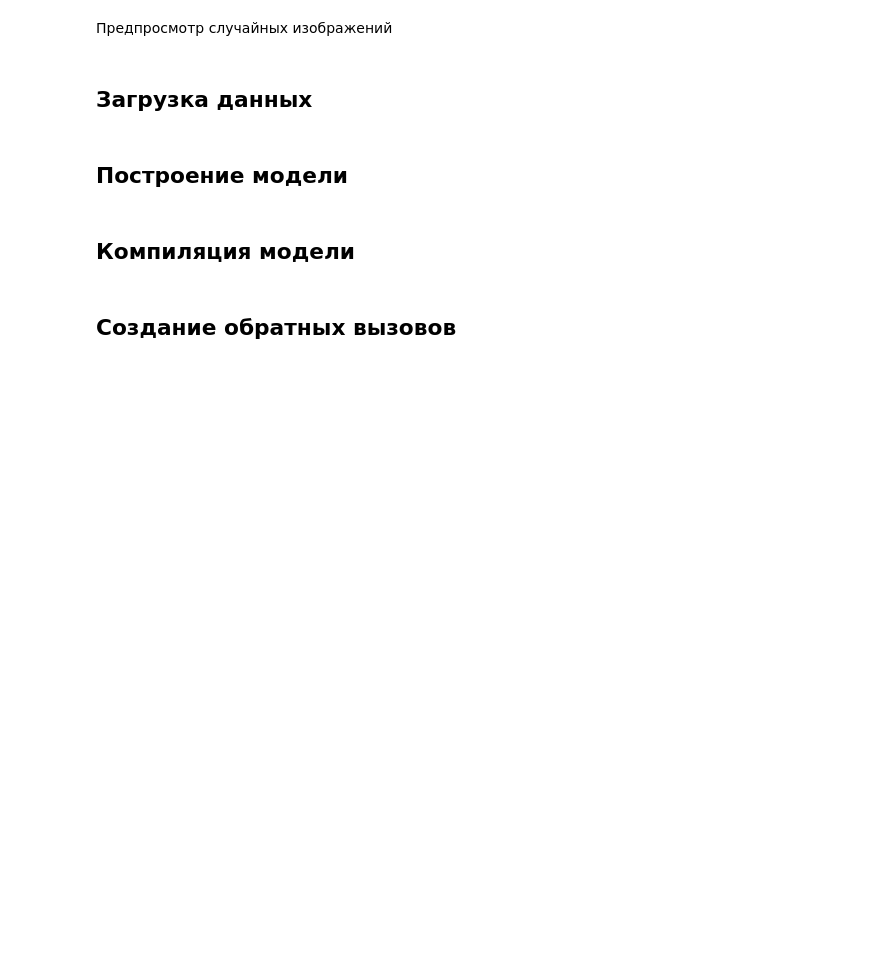
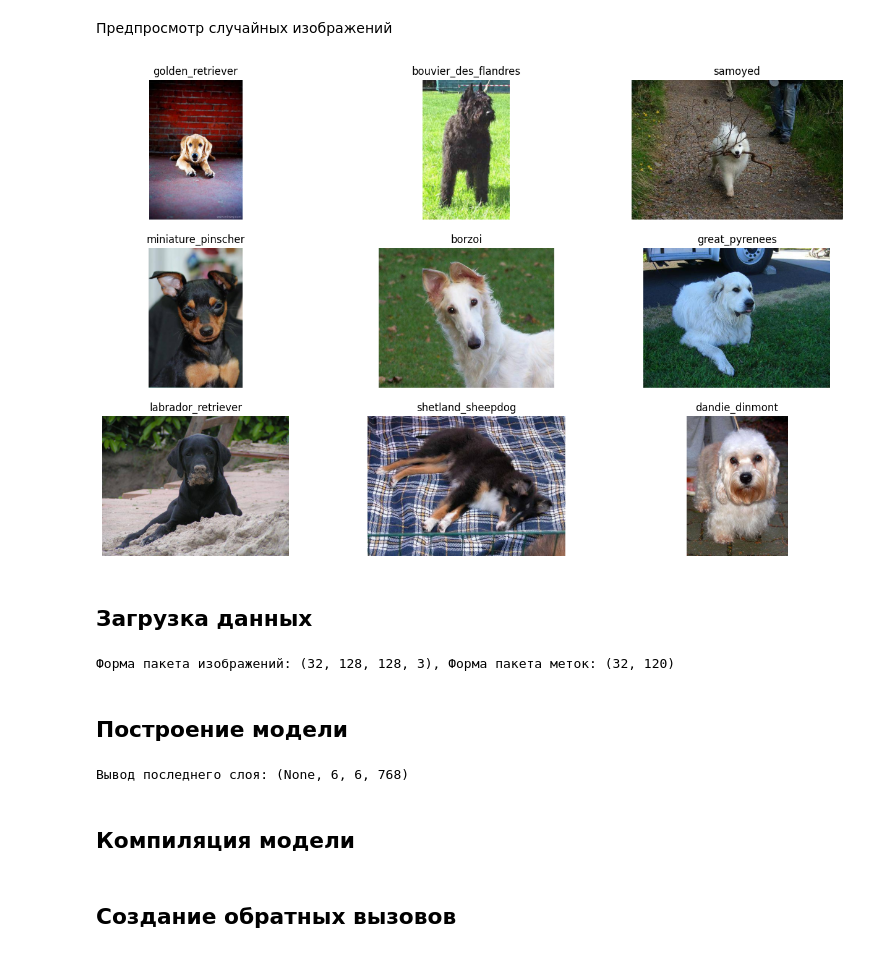
Before and after one commit to redshoot8/Solutions, a Jupyter notebook: tensorflow/DogBreedCNNClassification.ipynb, the cells around one changed output. Saved outputs shown, nothing was run; the diff lists cells and outputs as text; code cells hidden in the pictures; blank space fills up the shorter version.

```diff
--- a/tensorflow/DogBreedCNNClassification.ipynb
+++ b/tensorflow/DogBreedCNNClassification.ipynb
@@ -56,32 +70,34 @@ plt.show()
 # %%
 plt.figure(figsize=(16, 10))
 for i in range(9):
     plt.subplot(3, 3, i + 1)
     k = np.random.randint(0, len(df))
-    img = Image.Image(df.loc[k, 'filepath'])
+    img = Image.open(df.loc[k, 'filepath'])
     plt.imshow(img)
     plt.title(df.loc[k, 'breed'])
     plt.axis('off')
 
 plt.show()
+# %% [output]
+[figure, added]
 # %% [markdown]
 ## Загрузка данных
 # %%
 # Кодирование пород числом
-LE = skl.preprocessing.LabelEncoder()
+LE = LabelEncoder()
 df['breed'] = LE.fit_transform(df['breed'])
 
 features = df['filepath']
 target = df['breed']
 
-x_train, x_val, y_train, y_val = skl.model_selection.train_test_split(features, target, test_size=0.15, random_state=10)
+x_train, x_val, y_train, y_val = train_test_split(features, target, test_size=0.15, random_state=10)
 
 
 def decode_image(filepath, label=None):
     image = tf.io.read_file(filepath)
-    image = tf.image.decode_jpeg(img, channels=3)  # Ensure 3 channels for color images
-    image = tf.image.resize(image, 128)
-    image = tf.cast(image, tf.float32) / 255.0 # the pixels will be between [0, 1].
+    image = tf.image.decode_jpeg(image)
+    image = tf.image.resize(image, (128, 128))
+    image = tf.cast(image, tf.float32) / 255.0
 
     if label is None:
         return image
@@ -106,6 +122,8 @@ validation_dataset = (
 
 for image, label in train_dataset.take(1):
     print(f'Форма пакета изображений: {image.shape}, Форма пакета меток: {label.shape}')
+# %% [output]
+Форма пакета изображений: (32, 128, 128, 3), Форма пакета меток: (32, 120)
 # %% [markdown]
 ## Построение модели
 # %%
@@ -125,7 +143,7 @@ data_augmentation = keras.Sequential([
 ])
 
 last_layer = inception_v3.get_layer('mixed7')
-print(f'Вывод последнего слоя: {last_layer.output_shape}')
+print(f'Вывод последнего слоя: {last_layer.output.shape}')
 last_output = last_layer.output
 
 inputs = keras.Input(shape=(128, 128, 3))
@@ -139,6 +157,8 @@ x = keras.layers.BatchNormalization()(x)
 outputs = keras.layers.Dense(120, activation = 'softmax')(x)
 
 model = keras.Model(inputs, outputs)
+# %% [output]
+Вывод последнего слоя: (None, 6, 6, 768)
 # %% [markdown]
 ## Компиляция модели
 # %%
```
Also changed, not shown: parts of 9 cells of this notebook.
